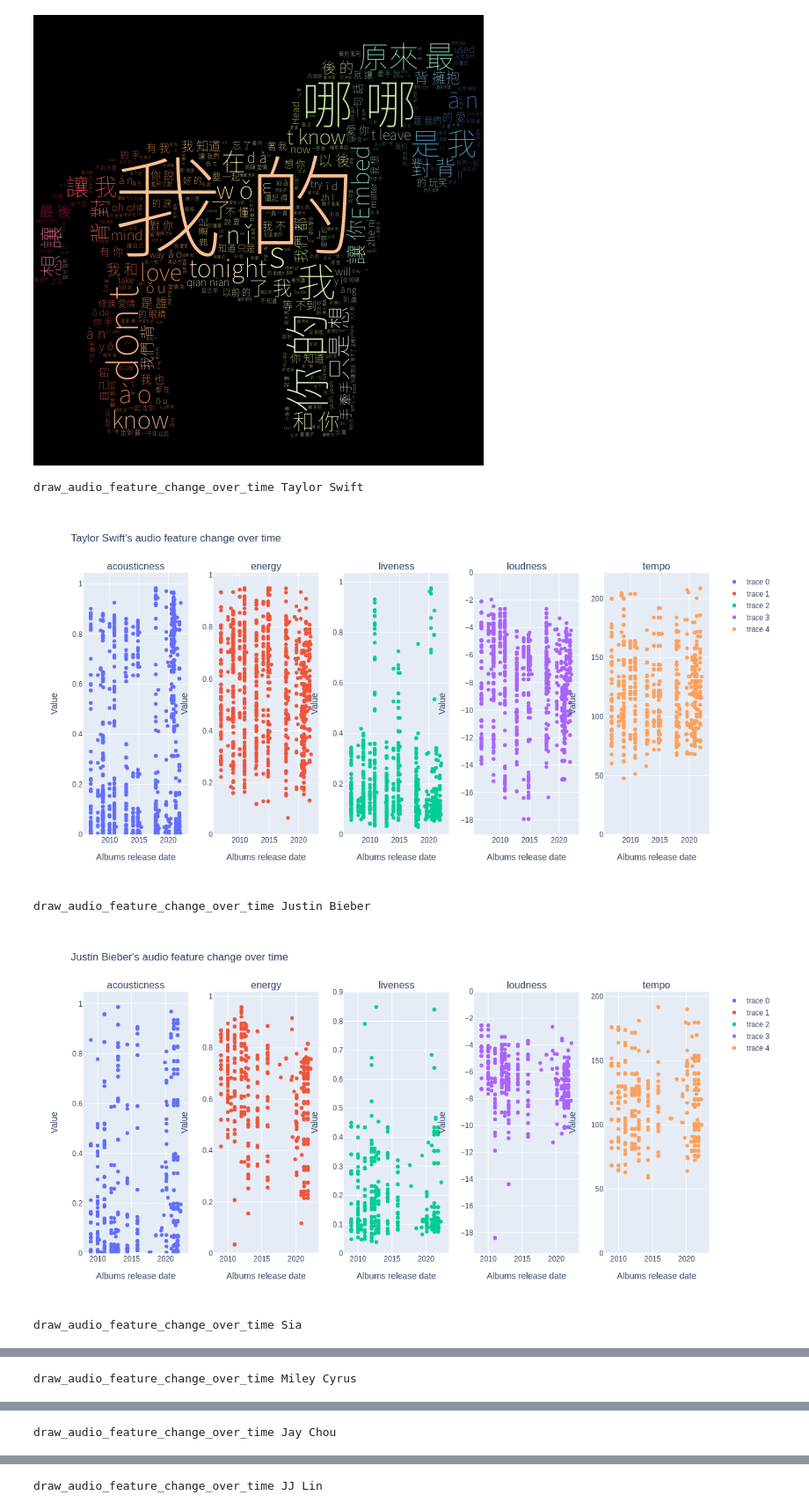
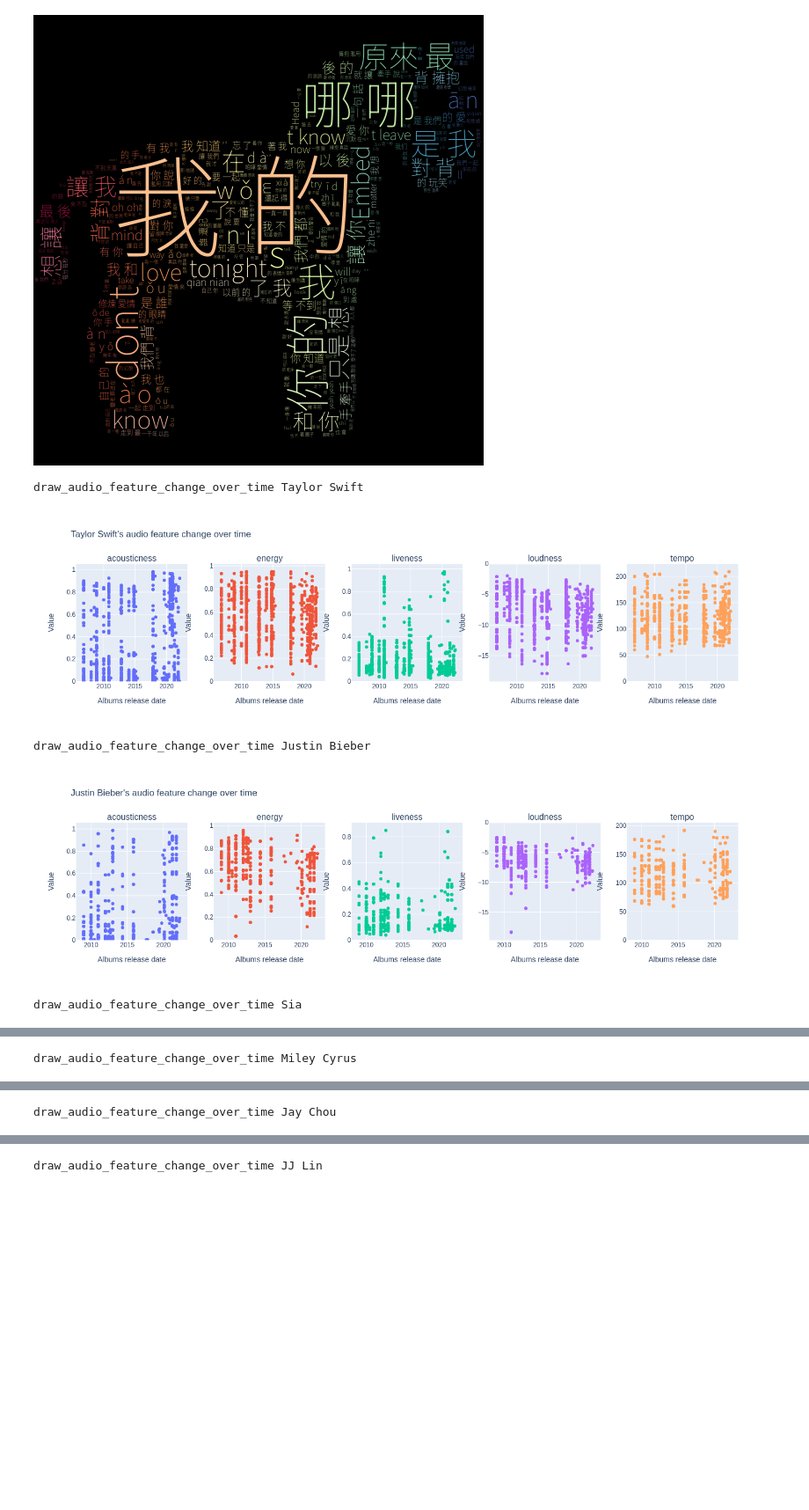
Before and after one commit to com-480-data-visualization/datavis-project-2022-shazam, a Jupyter notebook: dataset/crawler/notebook.ipynb, the cells around one changed output, grey strips where cells are left out. Shown at 88% size. Cells and saved outputs as stored; diff of their text form; code cells hidden in the pictures; blank space fills up the shorter version.

Commit message:
Update legends

```diff
--- a/dataset/crawler/notebook.ipynb
+++ b/dataset/crawler/notebook.ipynb
@@ -337,7 +338,7 @@ def draw_audio_feature_change_over_time(singer: customdatatypes.Singer):
             x.append(album.release_date)
             y.append(track.acousticness)
 
-    fig.add_trace(go.Scatter(x=x, y=y, mode="markers+text"), row=1, col=1)
+    fig.add_trace(go.Scatter(x=x, y=y, mode="markers+text", showlegend=False), row=1, col=1)
     fig.update_xaxes(title="Albums release date", row=1, col=1, rangemode="tozero")
     fig.update_yaxes(title="Value", row=1, col=1, rangemode="tozero")
 
@@ -348,7 +349,7 @@ def draw_audio_feature_change_over_time(singer: customdatatypes.Singer):
             x.append(album.release_date)
             y.append(track.energy)
 
-    fig.add_trace(go.Scatter(x=x, y=y, mode="markers+text"), row=1, col=2)
+    fig.add_trace(go.Scatter(x=x, y=y, mode="markers+text", showlegend=False), row=1, col=2)
     fig.update_xaxes(title="Albums release date", row=1, col=2, rangemode="tozero")
     fig.update_yaxes(title="Value", row=1, col=2, rangemode="tozero")
 
@@ -359,44 +360,44 @@ def draw_audio_feature_change_over_time(singer: customdatatypes.Singer):
             x.append(album.release_date)
             y.append(track.liveness)
 
-    fig.add_trace(go.Scatter(x=x, y=y, mode="markers+text"), row=1, col=3)
+    fig.add_trace(go.Scatter(x=x, y=y, mode="markers+text", showlegend=False), row=1, col=3)
     fig.update_xaxes(title="Albums release date", row=1, col=3, rangemode="tozero")
     fig.update_yaxes(title="Value", row=1, col=3, rangemode="tozero")
 
     x = []
     y = []
     for (i, album) in enumerate(singer.albums):
         for track in album.tracks:
             x.append(album.release_date)
             y.append(track.loudness)
 
-    fig.add_trace(go.Scatter(x=x, y=y, mode="markers+text"), row=1, col=4)
+    fig.add_trace(go.Scatter(x=x, y=y, mode="markers+text", showlegend=False), row=1, col=4)
     fig.update_xaxes(title="Albums release date", row=1, col=4, rangemode="tozero")
     fig.update_yaxes(title="Value", row=1, col=4, rangemode="tozero")
 
     x = []
     y = []
     for (i, album) in enumerate(singer.albums):
         for track in album.tracks:
             x.append(album.release_date)
             y.append(track.tempo)
 
-    fig.add_trace(go.Scatter(x=x, y=y, mode="markers+text"), row=1, col=5)
+    fig.add_trace(go.Scatter(x=x, y=y, mode="markers+text", showlegend=False), row=1, col=5)
     fig.update_xaxes(title="Albums release date", row=1, col=5, rangemode="tozero")
     fig.update_yaxes(title="Value", row=1, col=5, rangemode="tozero")
 
-    fig.update_layout(height=600, width=1200, title_text=f"{singer.name}'s audio feature change over time")
+    fig.update_layout(height=400, width=1400, title_text=f"{singer.name}'s audio feature change over time")
 
     # fig.show() # will have weird bug during rendering
     os.system(f"mkdir -p \"out/audio_feature\"")
     fig.write_image(f"out/audio_feature/{singer.name}.png")
     show_image(f"out/audio_feature/{singer.name}.png")
 
 for singer in english_singers+chinese_singers:
     draw_audio_feature_change_over_time(singer=singer)
 # %% [output]
 draw_audio_feature_change_over_time Taylor Swift
-[figure, old version]
+[figure, new version]
 draw_audio_feature_change_over_time Justin Bieber
-[figure, old version]
+[figure, new version]
 draw_audio_feature_change_over_time Sia
```
Also changed, not shown: parts of 2 cells of this notebook.
